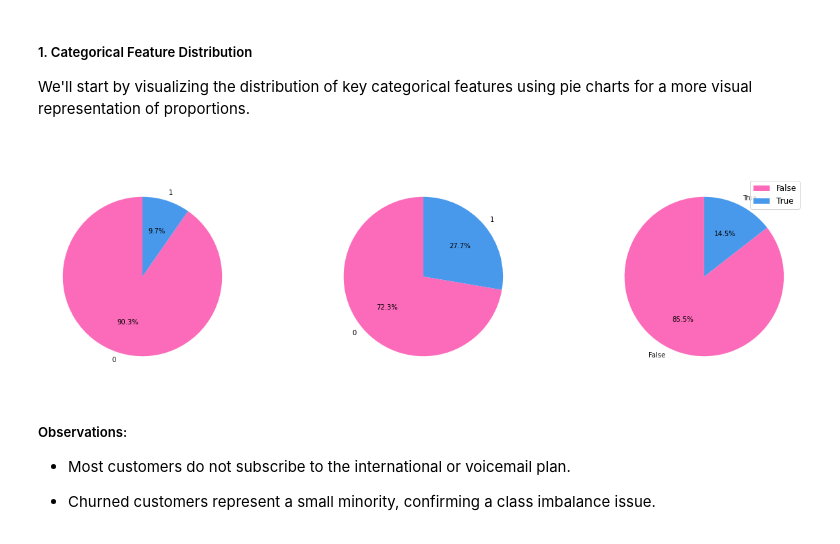
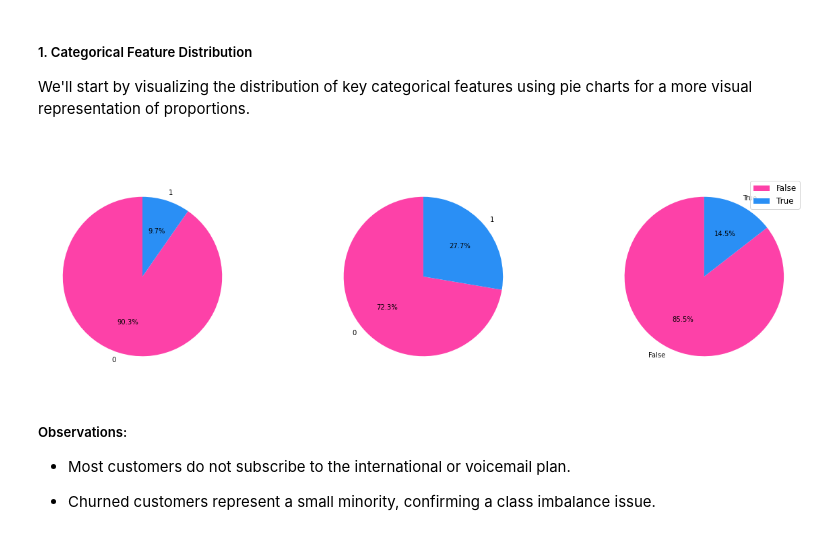
Before and after one commit to Shemnderitu/SyriaTel-Customer-Churn-Project, a Jupyter notebook: churn_prediction.ipynb, the cells around one changed output. Saved outputs shown, nothing was run; the diff lists cells and outputs as text; code cells hidden in the pictures.

```diff
--- a/churn_prediction.ipynb
+++ b/churn_prediction.ipynb
@@ -189,21 +189,21 @@ We'll start by visualizing the distribution of key categorical features using pi
 # %%
 cat_features = ['international plan', 'voice mail plan', 'churn']
 
 fig, axes = plt.subplots(1, 3, figsize=(18, 5))
 
 for i, col in enumerate(cat_features):
     proportions = df[col].value_counts(normalize=True)
     labels = proportions.index.map(str)
-    axes[i].pie(proportions, labels=labels, autopct='%1.1f%%', startangle=90, colors = ["#fc6aba","#4899eb"])
+    axes[i].pie(proportions, labels=labels, autopct='%1.1f%%', startangle=90, colors = ["#fd41a8","#2a8ff5"])
     axes[i].set_title(f'{col.title()} Distribution', fontsize=14, fontweight='bold', color='white')
 
 plt.legend(loc= 'upper right', fontsize=12)
 plt.suptitle('Categorical Feature Distribution', fontsize=16, fontweight='bold', color='white')
 plt.subplots_adjust(top=0.85)
 plt.tight_layout()
 plt.show()
 # %% [output]
-[figure, old version]
+[figure, new version]
 # %% [markdown]
 ##### Observations:
 - Most customers do not subscribe to the international or voicemail plan.
```
Also changed, not shown: parts of 4 cells of this notebook.
